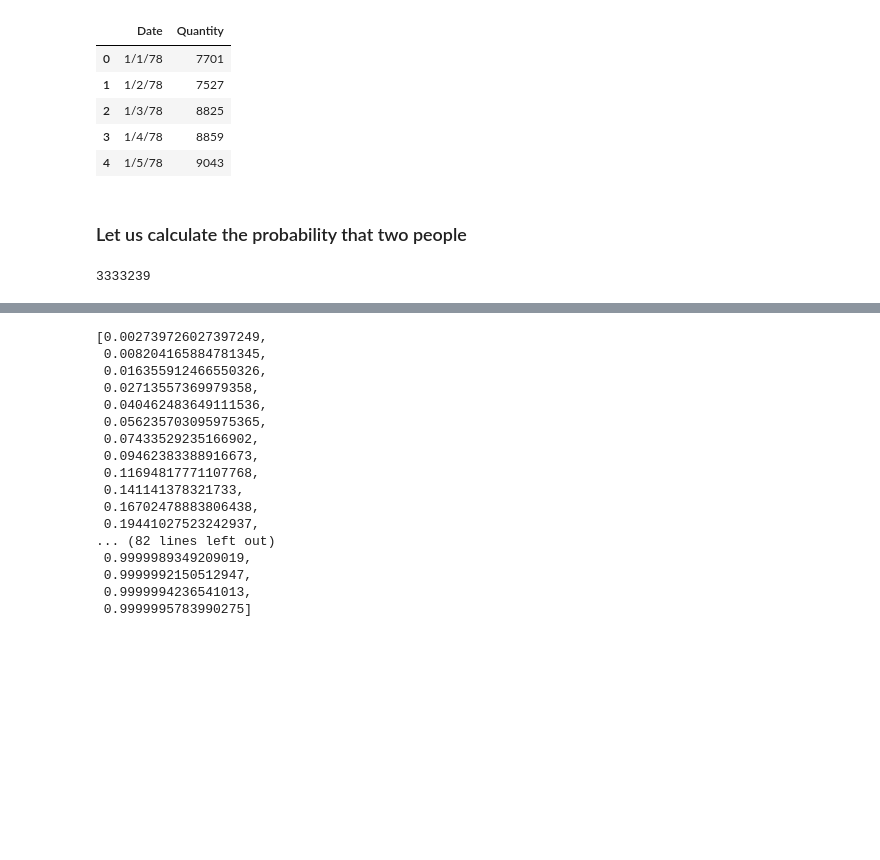
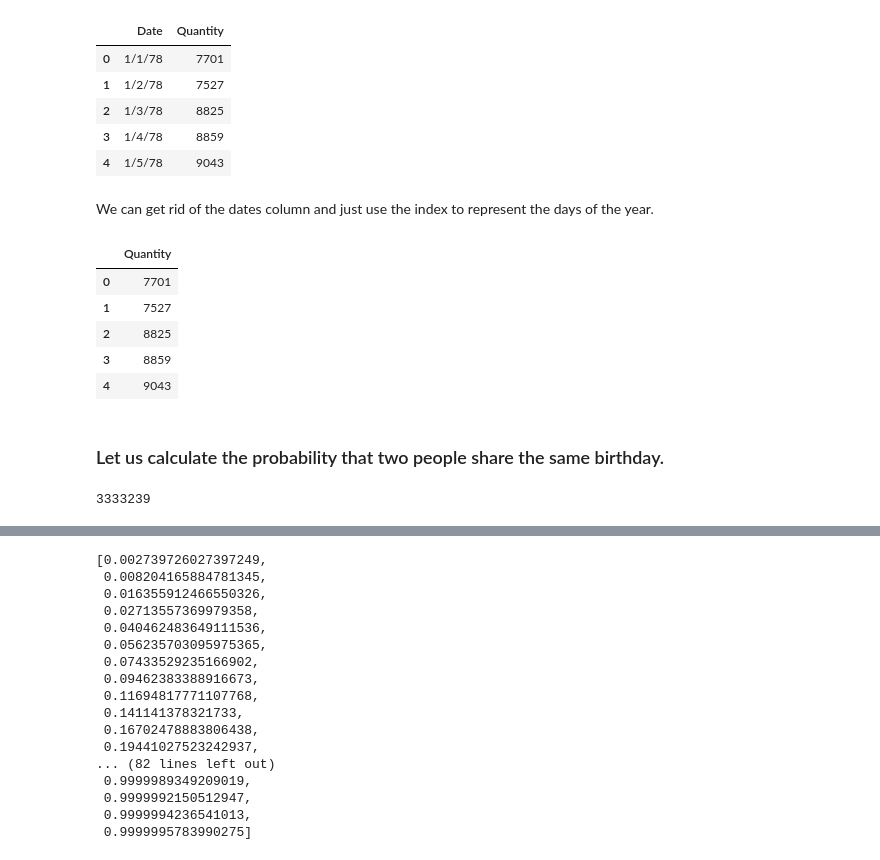
Before and after one commit to alvaro-pintado/alvaro-pintado.github.io, a Jupyter notebook: posts/E&P/TestingBdayParadox/BirthdayParadox.ipynb, the cells around one changed output, grey strips where cells are left out. Saved outputs shown, nothing was run; the diff lists cells and outputs as text; code cells hidden in the pictures; blank space fills up the shorter version.

```diff
--- a/posts/E&P/TestingBdayParadox/BirthdayParadox.ipynb
+++ b/posts/E&P/TestingBdayParadox/BirthdayParadox.ipynb
@@ -19,3 +19,5 @@ df.head()
 | 2 | 1/3/78 | 8825 |
 | 3 | 1/4/78 | 8859 |
 | 4 | 1/5/78 | 9043 |
+# %% [markdown]
+We can get rid of the dates column and just use the index to represent the days of the year.
@@ -22,2 +26,11 @@ df.head()
+# %%
+df.head()
+# %% [output]
+|  | Quantity |
+| 0 | 7701 |
+| 1 | 7527 |
+| 2 | 8825 |
+| 3 | 8859 |
+| 4 | 9043 |
 # %% [markdown]
-### Let us calculate the probability that two people
+### Let us calculate the probability that two people share the same birthday.
@@ -31,5 +37,5 @@ for i in df['Quantity']:
-# %%
-b = len(birthdays)
-b
-# %% [output]
-3333239
+# %%
+B = df['Quantity'].sum() #total number of birthdays in the dataset
+B
+# %% [output]
+3333239
```
Also changed, not shown: parts of 10 cells of this notebook, 1 other file.
